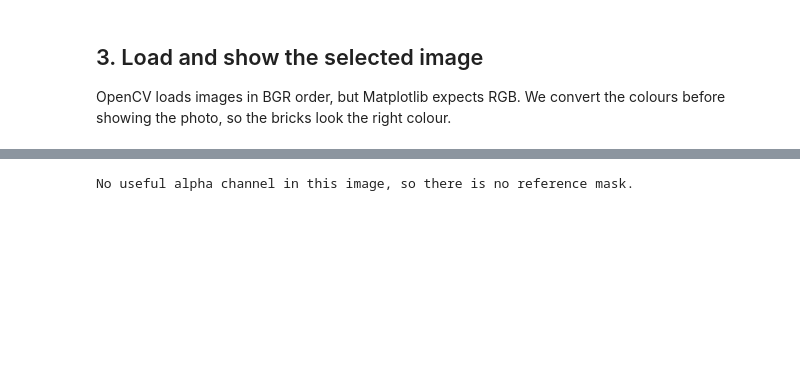
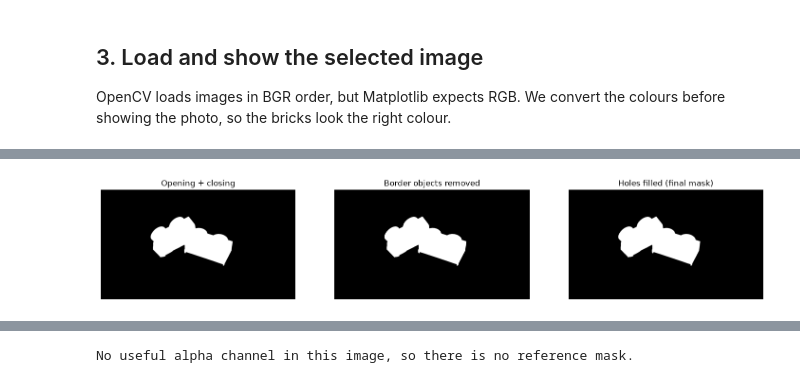
Before and after one commit to c21392231v2/Image_Processing_Project, a Jupyter notebook: lego_inventory.ipynb, the cells around one changed output, grey strips where cells are left out. Drawn from its saved outputs; the diff is of its cells as text; code cells hidden in the pictures; blank space fills up the shorter version.

```diff
--- a/lego_inventory.ipynb
+++ b/lego_inventory.ipynb
@@ -151,0 +239,52 @@ This only works if the alpha channel has transparent pixels. Some images have an
+# %%
+# Opening removes specks narrower than 9 px; closing fills gaps up to 5 px.
+opening_kernel = cv2.getStructuringElement(cv2.MORPH_ELLIPSE, (9, 9))
+closing_kernel = cv2.getStructuringElement(cv2.MORPH_ELLIPSE, (5, 5))
+
+
+def open_and_close(mask):
+    # --- Morphology: opening removes specks, closing fills small gaps ---
+    mask = cv2.morphologyEx(mask, cv2.MORPH_OPEN, opening_kernel)
+    return cv2.morphologyEx(mask, cv2.MORPH_CLOSE, closing_kernel)
+
+
+def remove_border_objects(mask):
+    # --- Clear border: delete every white region that touches the image edge ---
+    _, labels = cv2.connectedComponents(mask, connectivity=8)
+    cleaned = mask.copy()
+    for label in np.unique(get_border_pixels(labels)):
+        if label != 0:  # 0 is the background
+            cleaned[labels == label] = 0
+    return cleaned
+
+
+def fill_holes(mask):
+    # --- Hole filling with a flood fill from the corner ---
+    # A 1-pixel black frame lets the flood go round the outside, even if a
+    # brick touches an edge. floodFill needs a mask 2 px larger than the image.
+    padded = cv2.copyMakeBorder(mask, 1, 1, 1, 1, cv2.BORDER_CONSTANT, value=0)
+    flooded = padded.copy()
+    flood_mask = np.zeros((padded.shape[0] + 2, padded.shape[1] + 2), np.uint8)
+    cv2.floodFill(flooded, flood_mask, (0, 0), 255)
+
+    # Pixels the flood could not reach are holes inside bricks.
+    holes = cv2.bitwise_not(flooded)[1:-1, 1:-1]
+    return cv2.bitwise_or(mask, holes)
+
+
+# --- Apply the clean-up steps in order ---
+mask_opened_closed = open_and_close(mask_no_shadow)
+mask_no_border = remove_border_objects(mask_opened_closed)
+mask_clean = fill_holes(mask_no_border)
+
+fig, axes = plt.subplots(1, 3, figsize=(18, 5))
+steps = [(mask_opened_closed, "Opening + closing"),
+         (mask_no_border, "Border objects removed"),
+         (mask_clean, "Holes filled (final mask)")]
+for ax, (mask, title) in zip(axes, steps):
+    ax.imshow(mask, cmap="gray", vmin=0, vmax=255)
+    ax.set_title(title)
+    ax.axis("off")
+plt.show()
+# %% [output]
+[figure, added]
```
Also changed, not shown: parts of 26 cells of this notebook, 16 other files.
